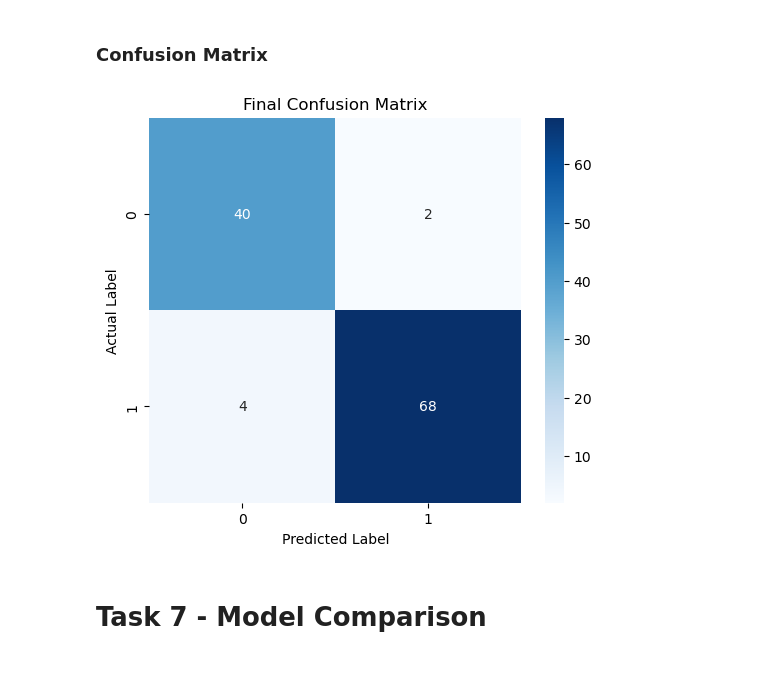
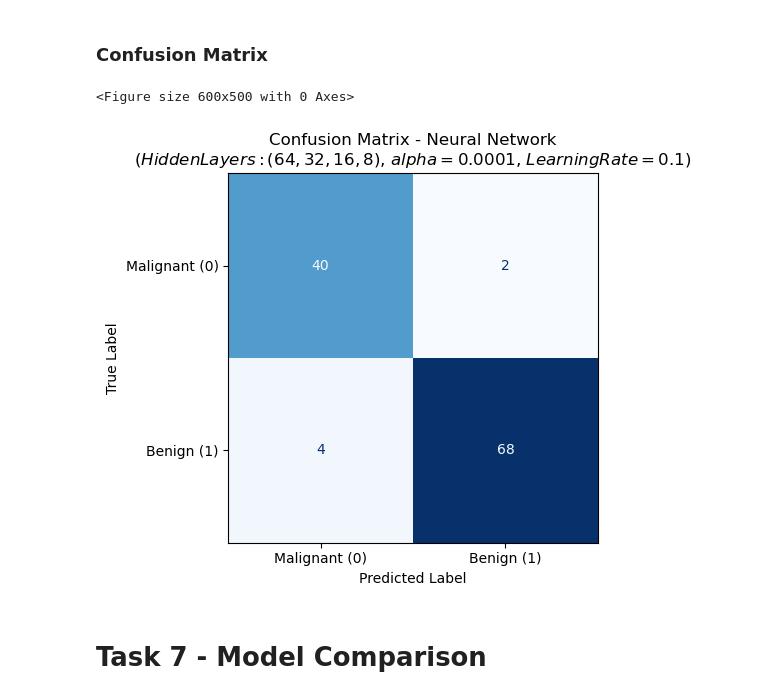
Before and after one commit to Joaomuianga/ML-team-collaboration, a Jupyter notebook: 2_SupervisedLearning/notebooks/Team11_SupervisedLearning_Notebook.ipynb, the cells around one changed output. Cells and saved outputs as stored; diff of their text form; code cells hidden in the pictures; blank space fills up the shorter version.

```diff
--- a/2_SupervisedLearning/notebooks/Team11_SupervisedLearning_Notebook.ipynb
+++ b/2_SupervisedLearning/notebooks/Team11_SupervisedLearning_Notebook.ipynb
@@ -522,8 +522,7 @@ k=11 was selected as the optimal number of neigbors,achieving the highest test a
 # %% [markdown]
 ## 3.2. Final Model
 # %%
-optimal_k = 3
-knn_final = KNeighborsClassifier(n_neighbors=optimal_k)
+knn_final = KNeighborsClassifier(n_neighbors=best_k)
 
 start_time = time.time()
 knn_final.fit(X_train, y_train)
@@ -977,13 +972,17 @@ weighted avg       0.95      0.95      0.95       114
 ### Confusion Matrix
 # %%
 plt.figure(figsize=(6, 5))
-sns.heatmap(confusion_matrix(y_test, y_pred_nn), annot=True, fmt='d', cmap='Blues')
-plt.title('Final Confusion Matrix')
-plt.ylabel('Actual Label')
+disp = ConfusionMatrixDisplay.from_predictions(y_test, y_pred_nn,
+    display_labels=['Malignant (0)', 'Benign (1)'],
+    cmap='Blues', colorbar=False)
+
+plt.title(f"Confusion Matrix - Neural Network\n($Hidden Layers: {grid.best_estimator_.hidden_layer_sizes}$, $alpha={grid.best_estimator_.alpha}$, $Learning Rate = {grid.best_estimator_.learning_rate_init}$)")
+plt.ylabel('True Label')
 plt.xlabel('Predicted Label')
 plt.show()
 # %% [output]
+<Figure size 600x500 with 0 Axes>
-[figure, old version]
+[figure, new version]
 # %% [markdown]
 # Task 7 - Model Comparison
 # %% [markdown]
```
Also changed, not shown: parts of 17 cells of this notebook, 2 other files.
